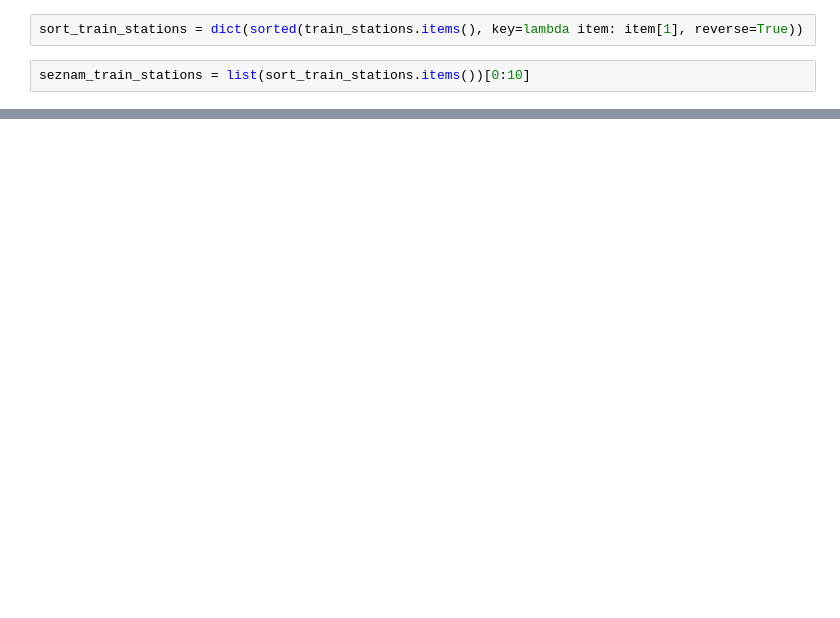
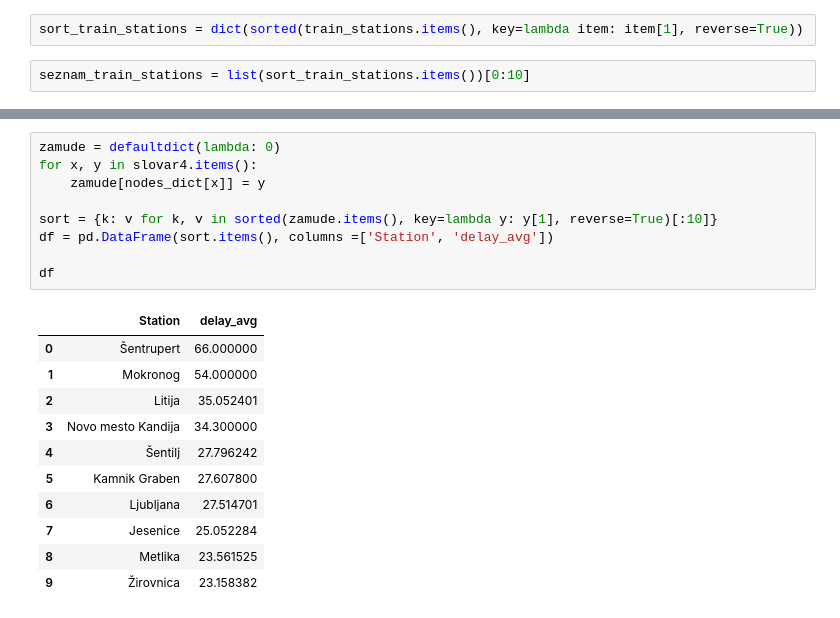
Before and after one commit to jh2851/-PR21JHKJNKSS, a Jupyter notebook: Zamude_vlakov.ipynb, the cells around one changed output, grey strips where cells are left out. Cells and saved outputs as stored; diff of their text form; blank space fills up the shorter version.

```diff
--- a/Zamude_vlakov.ipynb
+++ b/Zamude_vlakov.ipynb
@@ -408,0 +478,21 @@ plt.show()
+# %%
+zamude = defaultdict(lambda: 0)
+for x, y in slovar4.items():
+    zamude[nodes_dict[x]] = y
+
+sort = {k: v for k, v in sorted(zamude.items(), key=lambda y: y[1], reverse=True)[:10]}
+df = pd.DataFrame(sort.items(), columns =['Station', 'delay_avg'])
+
+df
+# %% [output]
+|  | Station | delay_avg |
+| 0 | Šentrupert | 66.000000 |
+| 1 | Mokronog | 54.000000 |
+| 2 | Litija | 35.052401 |
+| 3 | Novo mesto Kandija | 34.300000 |
+| 4 | Šentilj | 27.796242 |
+| 5 | Kamnik Graben | 27.607800 |
+| 6 | Ljubljana | 27.514701 |
+| 7 | Jesenice | 25.052284 |
+| 8 | Metlika | 23.561525 |
+| 9 | Žirovnica | 23.158382 |
```
Also changed, not shown: parts of 13 cells of this notebook.
